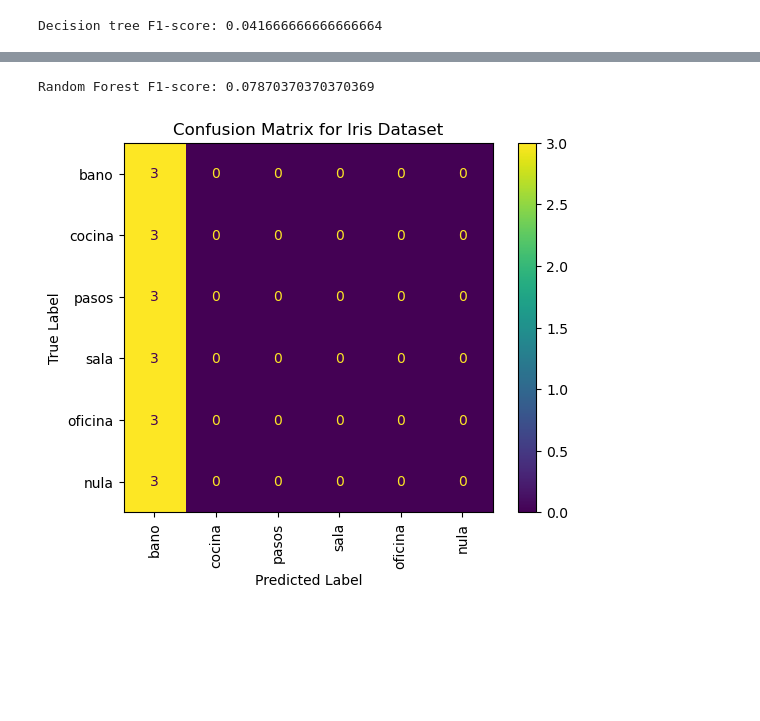
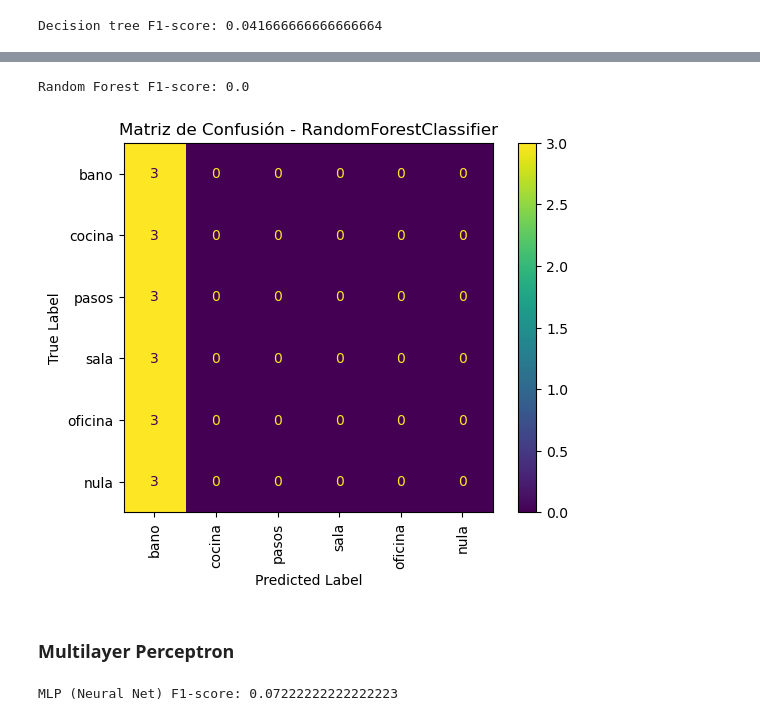
Before and after one commit to Bozo4Hire/CDSI_2026, a Jupyter notebook: P1 Sensado y Análisis de Audio/P1_sensado-analisis_audio.ipynb, the cells around one changed output, grey strips where cells are left out. Cells and saved outputs as stored; diff of their text form; code cells hidden in the pictures; blank space fills up the shorter version.

```diff
--- a/P1 Sensado y Análisis de Audio/P1_sensado-analisis_audio.ipynb
+++ b/P1 Sensado y Análisis de Audio/P1_sensado-analisis_audio.ipynb
@@ -365,5 +450,5 @@ from sklearn.metrics import f1_score
 # %%
-def display_cm(y_test, y_pred):
+def display_cm(y_test, y_pred, title):
     disp = ConfusionMatrixDisplay.from_predictions(
         y_test.argmax(axis=1),
         y_pred.argmax(axis=1),
@@ -371,7 +456,7 @@ def display_cm(y_test, y_pred):
         xticks_rotation='vertical'
     )
 
-    disp.ax_.set_title('Confusion Matrix for Iris Dataset')
+    disp.ax_.set_title(f'Matriz de Confusión - {title}')
     disp.ax_.set_xlabel('Predicted Label')
     disp.ax_.set_ylabel('True Label')
     plt.show()
@@ -423,10 +514,22 @@ display_cm(y_test, y_pred)
 model3 = RandomForestClassifier()
 model3 = model3.fit(x_train,y_train)
 y_pred = model3.predict(x_test)
+f1_s = f1_score(y_test, y_pred, average='macro')
 print(f"Random Forest F1-score: {f1_s}")
 # %% [output]
-Random Forest F1-score: 0.07870370370370369
+Random Forest F1-score: 0.0
 # %%
-display_cm(y_test, y_pred)
+display_cm(y_test, y_pred, 'RandomForestClassifier')
 # %% [output]
-[figure, old version]
+[figure, new version]
+# %% [markdown]
+### **Multilayer Perceptron**
+# %%
+model4 = MLPClassifier(hidden_layer_sizes=(100,), max_iter=500, random_state=42)
+model4 = model4.fit(x_train, y_train)
+y_pred = model4.predict(x_test)
+f1_s= f1_score(y_test, y_pred, average='macro')
+
+print(f"MLP (Neural Net) F1-score: {f1_s}")
+# %% [output]
+MLP (Neural Net) F1-score: 0.07222222222222223
```
Also changed, not shown: parts of 34 cells of this notebook.
